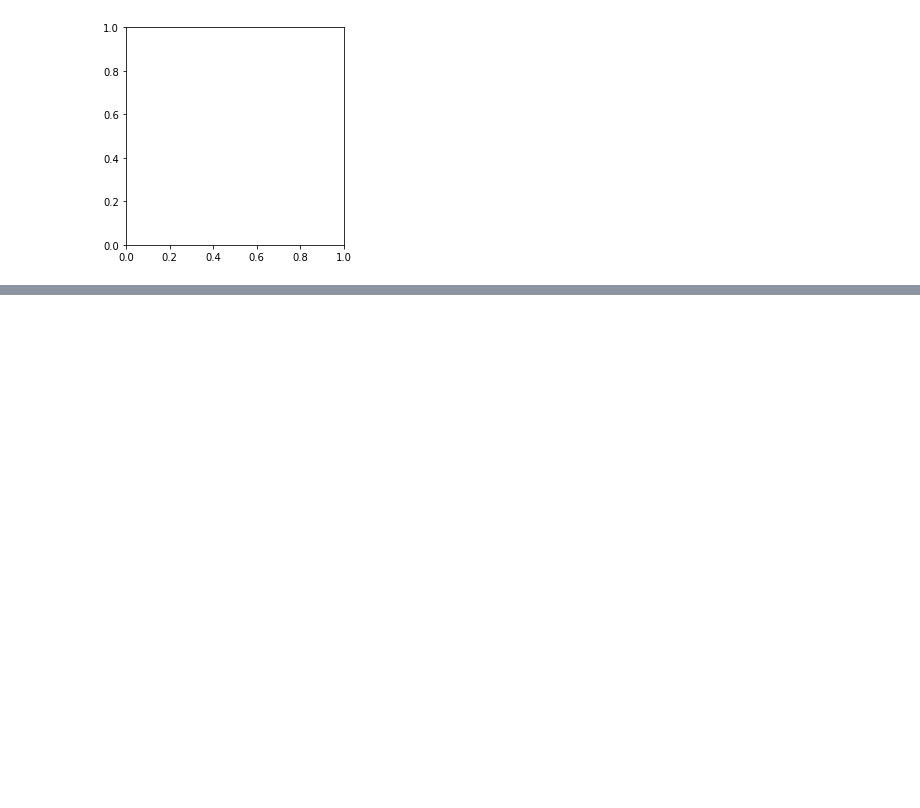
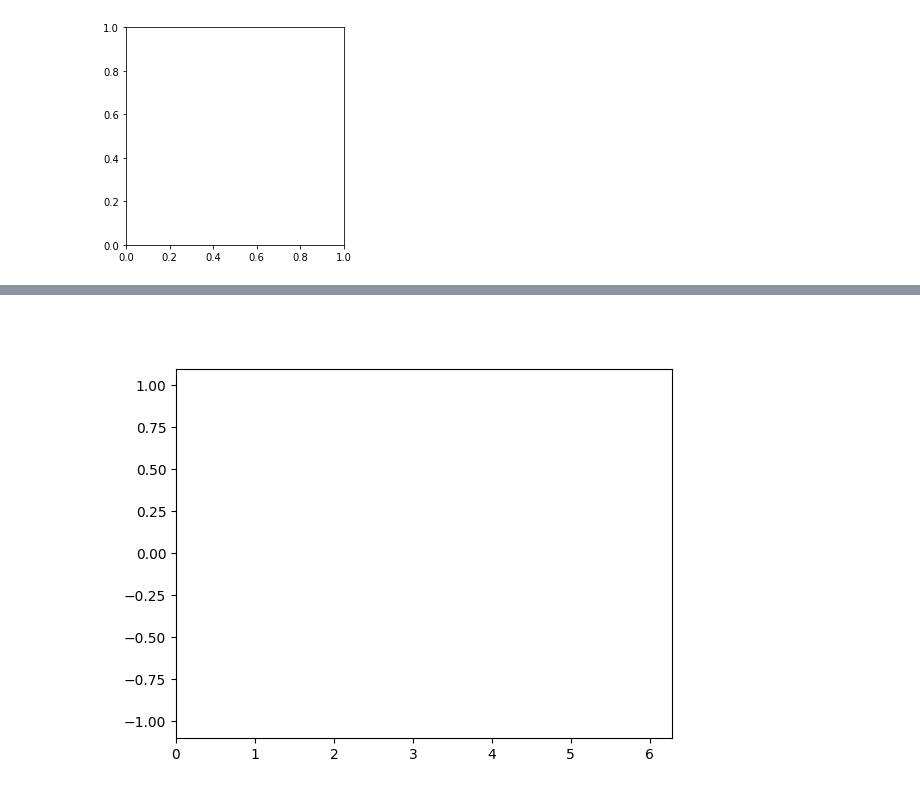
Before and after one commit to Baukebrenninkmeijer/mandelbrot, a Jupyter notebook: notebooks/mandelbrot.ipynb, the cells around one changed output, grey strips where cells are left out. Saved outputs shown, nothing was run; the diff lists cells and outputs as text; code cells hidden in the pictures; blank space fills up the shorter version.

```diff
--- a/notebooks/mandelbrot.ipynb
+++ b/notebooks/mandelbrot.ipynb
@@ -396 +380,6 @@ plt.imshow(stability_to_color(s))
+# %%
+anim = FuncAnimation(fig, animate, frames=100, interval=20)
+plt.show()
+# %% [output]
+[figure, added]
 # %%
```
Also changed, not shown: parts of 11 cells of this notebook.
